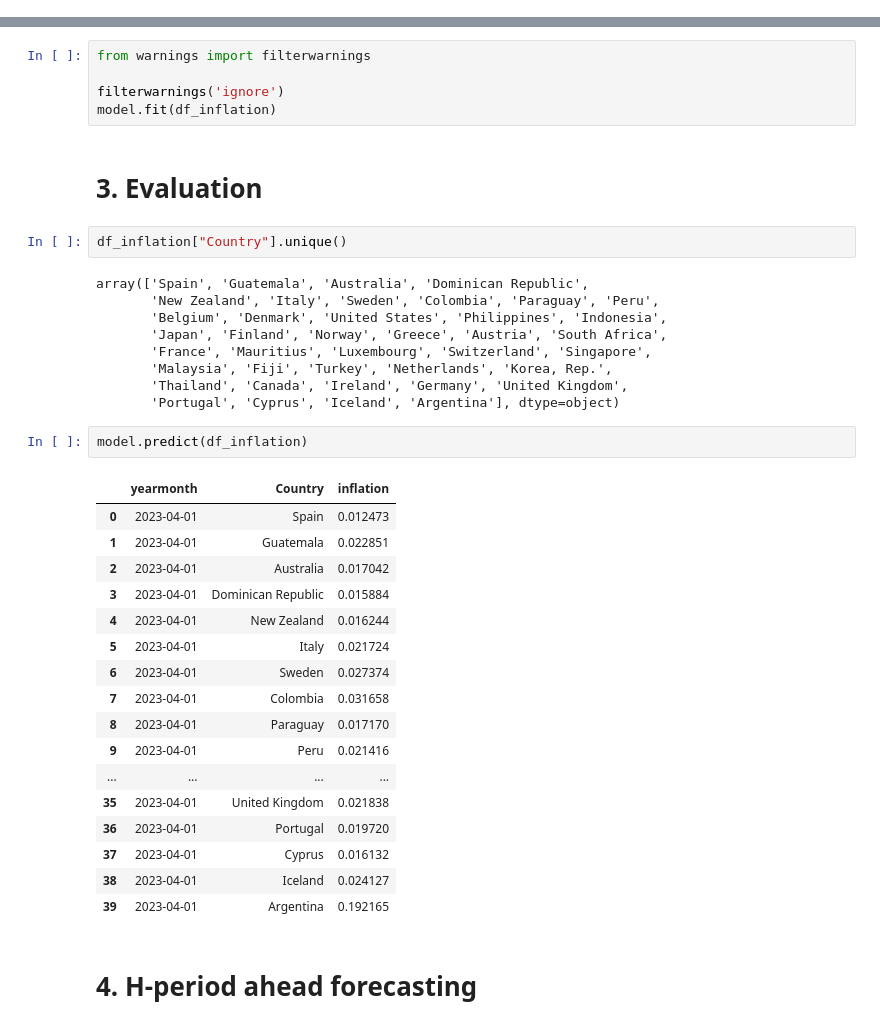
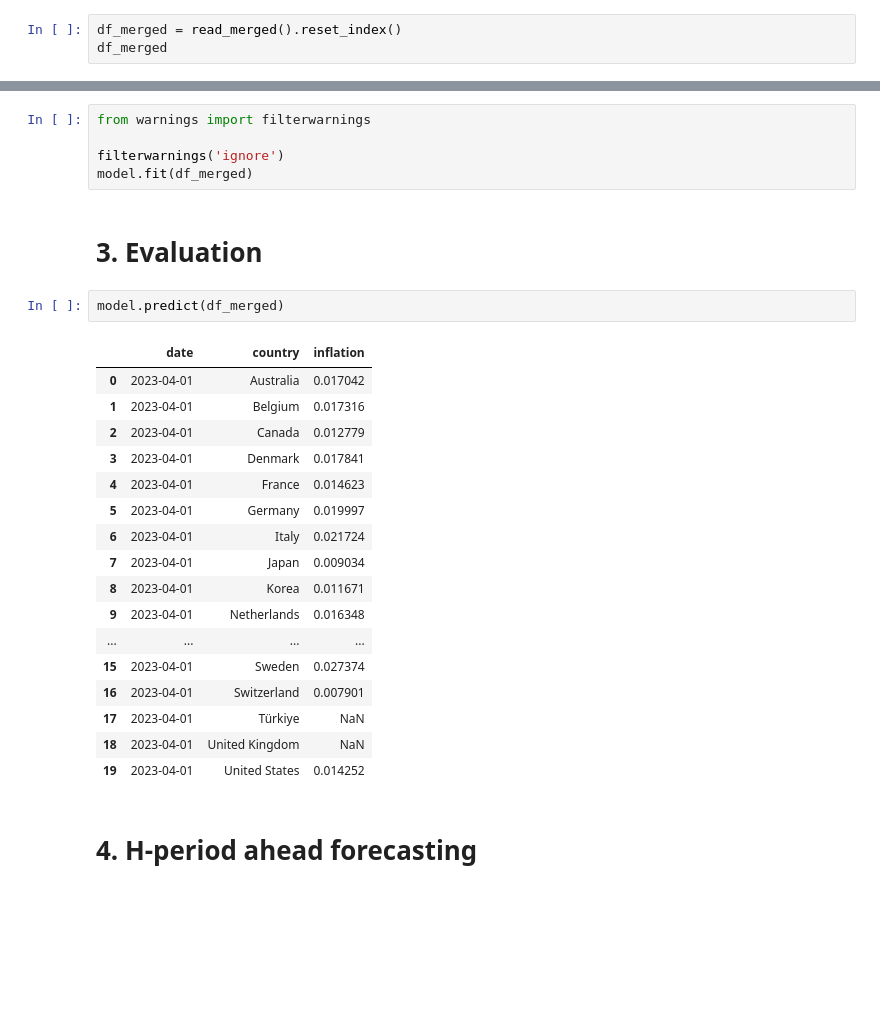
Before and after one commit to mvanaltvorst/seminar, a Jupyter notebook: notebooks/models/4_quarter_avg_model.ipynb, the cells around one changed output, grey strips where cells are left out. Cells and saved outputs as stored; diff of their text form; blank space fills up the shorter version.

```diff
--- a/notebooks/models/4_quarter_avg_model.ipynb
+++ b/notebooks/models/4_quarter_avg_model.ipynb
@@ -26,0 +28,3 @@ df_inflation
+# %%
+df_merged = read_merged().reset_index()
+df_merged
@@ -51,39 +78,28 @@ df_inflation
 from warnings import filterwarnings
 
 filterwarnings('ignore')
-model.fit(df_inflation)
+model.fit(df_merged)
 # %% [markdown]
 # 3. Evaluation
-# %%
-df_inflation["Country"].unique()
-# %% [output]
-array(['Spain', 'Guatemala', 'Australia', 'Dominican Republic',
-       'New Zealand', 'Italy', 'Sweden', 'Colombia', 'Paraguay', 'Peru',
-       'Belgium', 'Denmark', 'United States', 'Philippines', 'Indonesia',
-       'Japan', 'Finland', 'Norway', 'Greece', 'Austria', 'South Africa',
-       'France', 'Mauritius', 'Luxembourg', 'Switzerland', 'Singapore',
-       'Malaysia', 'Fiji', 'Turkey', 'Netherlands', 'Korea, Rep.',
-       'Thailand', 'Canada', 'Ireland', 'Germany', 'United Kingdom',
-       'Portugal', 'Cyprus', 'Iceland', 'Argentina'], dtype=object)
 # %%
-model.predict(df_inflation)
+model.predict(df_merged)
 # %% [output]
-|  | yearmonth | Country | inflation |
-| 0 | 2023-04-01 | Spain | 0.012473 |
-| 1 | 2023-04-01 | Guatemala | 0.022851 |
-| 2 | 2023-04-01 | Australia | 0.017042 |
-| 3 | 2023-04-01 | Dominican Republic | 0.015884 |
-| 4 | 2023-04-01 | New Zealand | 0.016244 |
-| 5 | 2023-04-01 | Italy | 0.021724 |
-| 6 | 2023-04-01 | Sweden | 0.027374 |
-| 7 | 2023-04-01 | Colombia | 0.031658 |
-| 8 | 2023-04-01 | Paraguay | 0.017170 |
-| 9 | 2023-04-01 | Peru | 0.021416 |
+|  | date | country | inflation |
+| 0 | 2023-04-01 | Australia | 0.017042 |
+| 1 | 2023-04-01 | Belgium | 0.017316 |
+| 2 | 2023-04-01 | Canada | 0.012779 |
+| 3 | 2023-04-01 | Denmark | 0.017841 |
+| 4 | 2023-04-01 | France | 0.014623 |
+| 5 | 2023-04-01 | Germany | 0.019997 |
+| 6 | 2023-04-01 | Italy | 0.021724 |
+| 7 | 2023-04-01 | Japan | 0.009034 |
+| 8 | 2023-04-01 | Korea | 0.011671 |
+| 9 | 2023-04-01 | Netherlands | 0.016348 |
 | ... | ... | ... | ... |
-| 35 | 2023-04-01 | United Kingdom | 0.021838 |
-| 36 | 2023-04-01 | Portugal | 0.019720 |
-| 37 | 2023-04-01 | Cyprus | 0.016132 |
-| 38 | 2023-04-01 | Iceland | 0.024127 |
-| 39 | 2023-04-01 | Argentina | 0.192165 |
+| 15 | 2023-04-01 | Sweden | 0.027374 |
+| 16 | 2023-04-01 | Switzerland | 0.007901 |
+| 17 | 2023-04-01 | Türkiye | NaN |
+| 18 | 2023-04-01 | United Kingdom | NaN |
+| 19 | 2023-04-01 | United States | 0.014252 |
 # %% [markdown]
 # 4. H-period ahead forecasting
```
Also changed, not shown: parts of 13 cells of this notebook, 1 other file.
